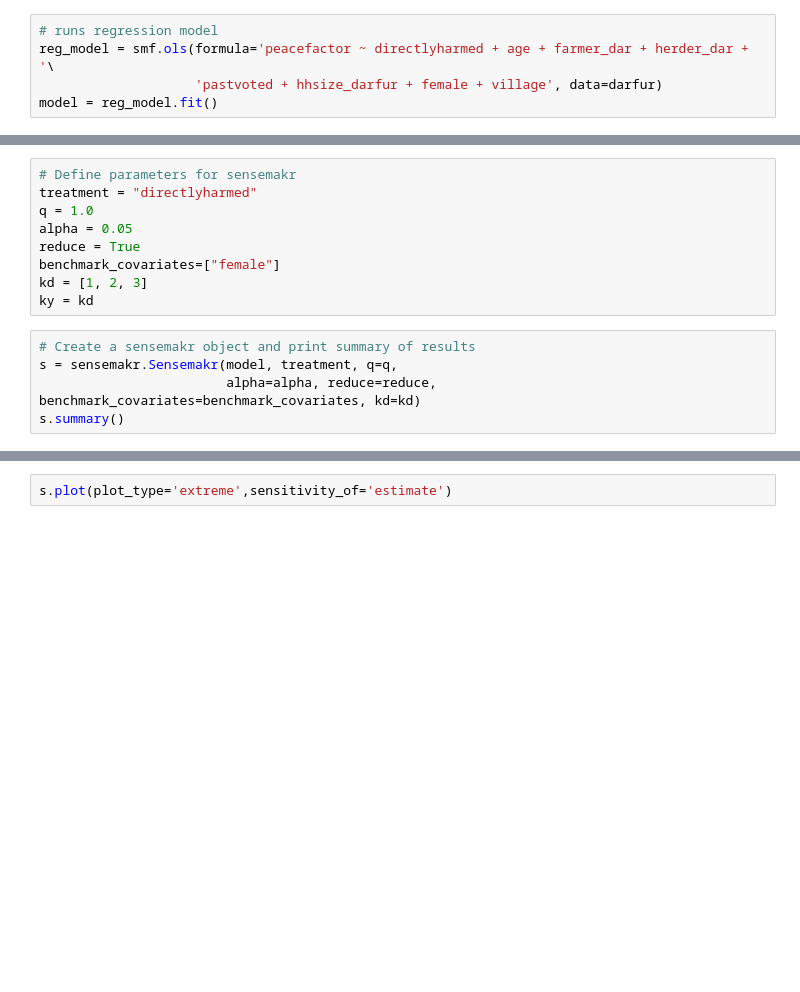
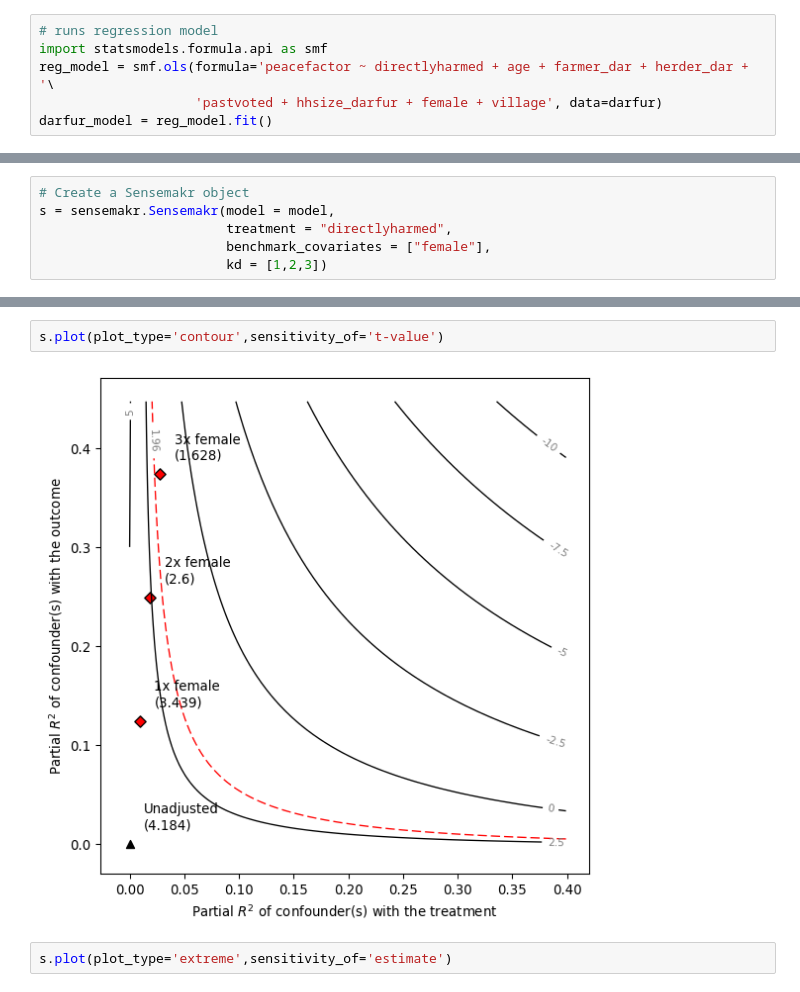
Before and after one commit to nlapier2/PySensemakr, a Jupyter notebook: quickstart.ipynb, the cells around one changed output, grey strips where cells are left out. Drawn from its saved outputs; the diff is of its cells as text; blank space fills up the shorter version.

```diff
--- a/quickstart.ipynb
+++ b/quickstart.ipynb
@@ -19,5 +36,6 @@ darfur.head()
 # %%
 # runs regression model
+import statsmodels.formula.api as smf
 reg_model = smf.ols(formula='peacefactor ~ directlyharmed + age + farmer_dar + herder_dar + '\
                     'pastvoted + hhsize_darfur + female + village', data=darfur)
-model = reg_model.fit()
+darfur_model = reg_model.fit()
@@ -24,14 +100,6 @@ model = reg_model.fit()
 # %%
-# Define parameters for sensemakr
-treatment = "directlyharmed"
-q = 1.0
-alpha = 0.05
-reduce = True
-benchmark_covariates=["female"]
-kd = [1, 2, 3]
-ky = kd
+# Create a Sensemakr object
+s = sensemakr.Sensemakr(model = model,
+                        treatment = "directlyharmed",
+                        benchmark_covariates = ["female"],
+                        kd = [1,2,3])
-# %%
-# Create a sensemakr object and print summary of results
-s = sensemakr.Sensemakr(model, treatment, q=q,
-                        alpha=alpha, reduce=reduce, benchmark_covariates=benchmark_covariates, kd=kd)
-s.summary()
@@ -61,3 +138,7 @@ s.plot(plot_type='contour',sensitivity_of='estimate')
+# %%
+s.plot(plot_type='contour',sensitivity_of='t-value')
+# %% [output]
+[figure, added]
 # %%
 s.plot(plot_type='extreme',sensitivity_of='estimate')
 # %% [output]
```
Also changed, not shown: parts of 22 cells of this notebook.
